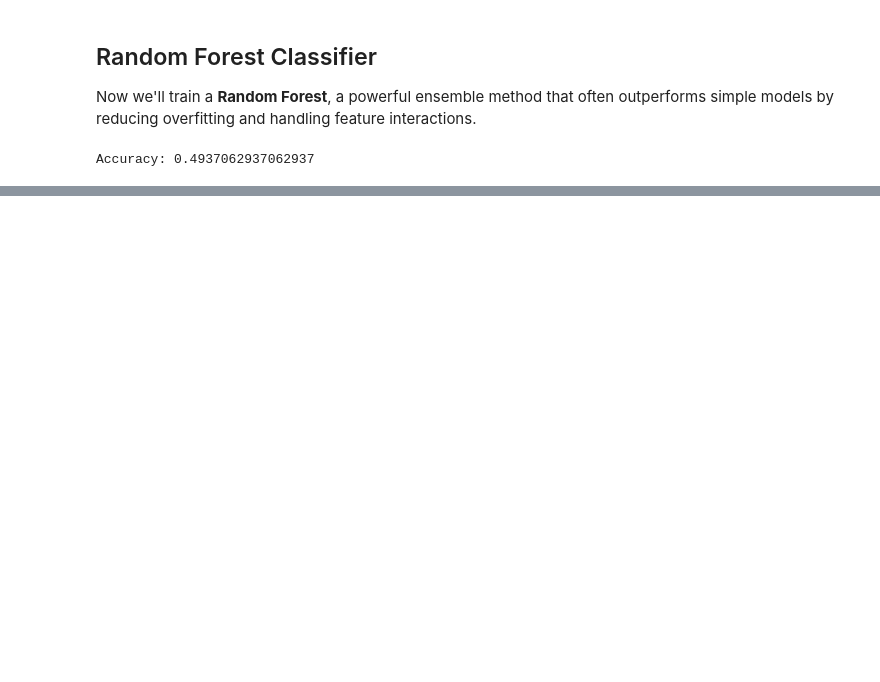
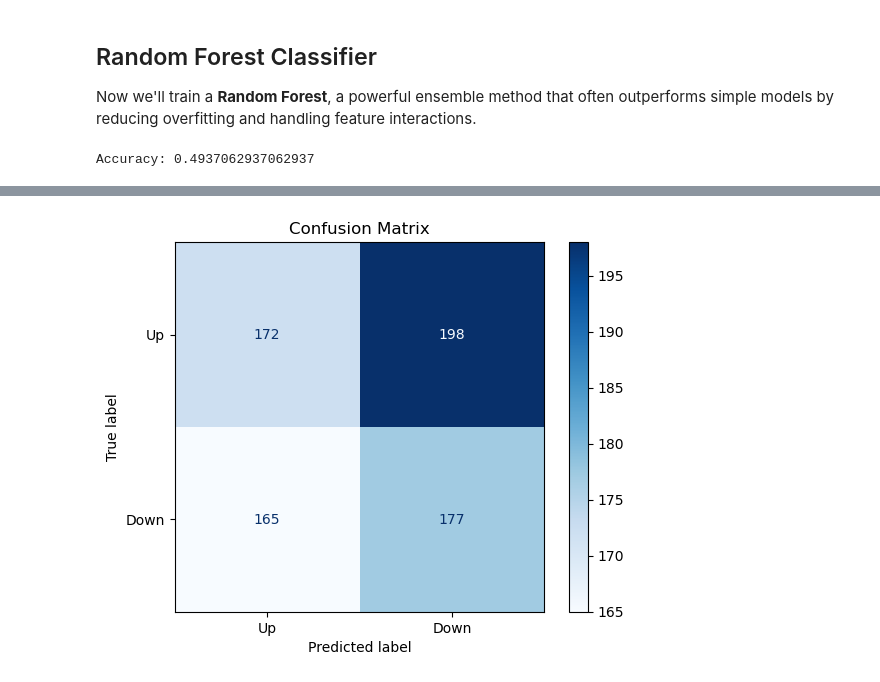
Before and after one commit to iLuigi98/financial-predictor, a Jupyter notebook: notebooks/01_sp500_predictor_detailed_walkthrough_v2.ipynb, the cells around one changed output, grey strips where cells are left out. Saved outputs shown, nothing was run; the diff lists cells and outputs as text; code cells hidden in the pictures; blank space fills up the shorter version.

```diff
--- a/notebooks/01_sp500_predictor_detailed_walkthrough_v2.ipynb
+++ b/notebooks/01_sp500_predictor_detailed_walkthrough_v2.ipynb
@@ -507,0 +699,32 @@ These features serve as a richer input set for our models, allowing them to bett
+# %%
+# Define parameter grid (light version for speed)
+param_dist = {
+    'n_estimators': [100, 200, 300],
+    'max_depth': [None, 10, 20, 30],
+    'min_samples_split': [2, 5, 10],
+    'min_samples_leaf': [1, 2, 4],
+    'max_features': ['sqrt', 'log2']
+}
+
+# Create the model
+rf = RandomForestClassifier(random_state=42)
+
+# Use time-aware cross-validation
+tscv = TimeSeriesSplit(n_splits=5)
+
+# Set up RandomizedSearchCV with time series split
+random_search = RandomizedSearchCV(
+    estimator=rf,
+    param_distributions=param_dist,
+    n_iter=20,
+    cv=tscv,
+    verbose=1,
+    n_jobs=-1,
+    scoring='accuracy',
+    random_state=42
+)
+
+# Fit and predict
+random_search.fit(X_train, y_train)
+best_rf = random_search.best_estimator_
+y_pred_best_rf = best_rf.predict(X_test)
@@ -507,0 +749,10 @@ These features serve as a richer input set for our models, allowing them to bett
+# %%
+# Display confusion matrix
+cm = confusion_matrix(y_test, y_pred_best_rf, labels=[1, 0])
+disp = ConfusionMatrixDisplay(confusion_matrix=cm, display_labels=["Up", "Down"])
+disp.plot(cmap="Blues")
+plt.title("Confusion Matrix")
+plt.grid(False)
+plt.show()
+# %% [output]
+[figure, added]
```
Also changed, not shown: parts of 68 cells of this notebook, 8 other files.
